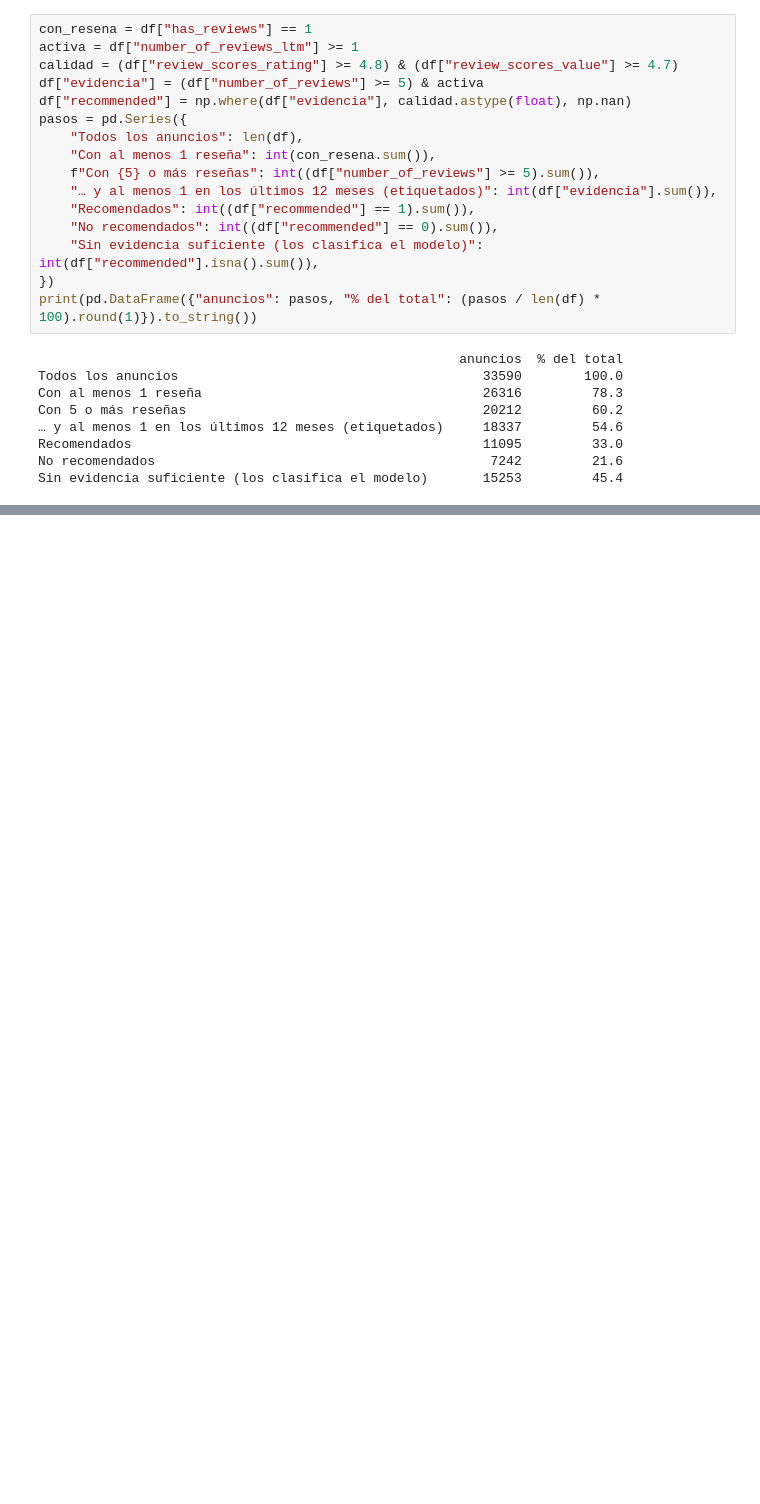
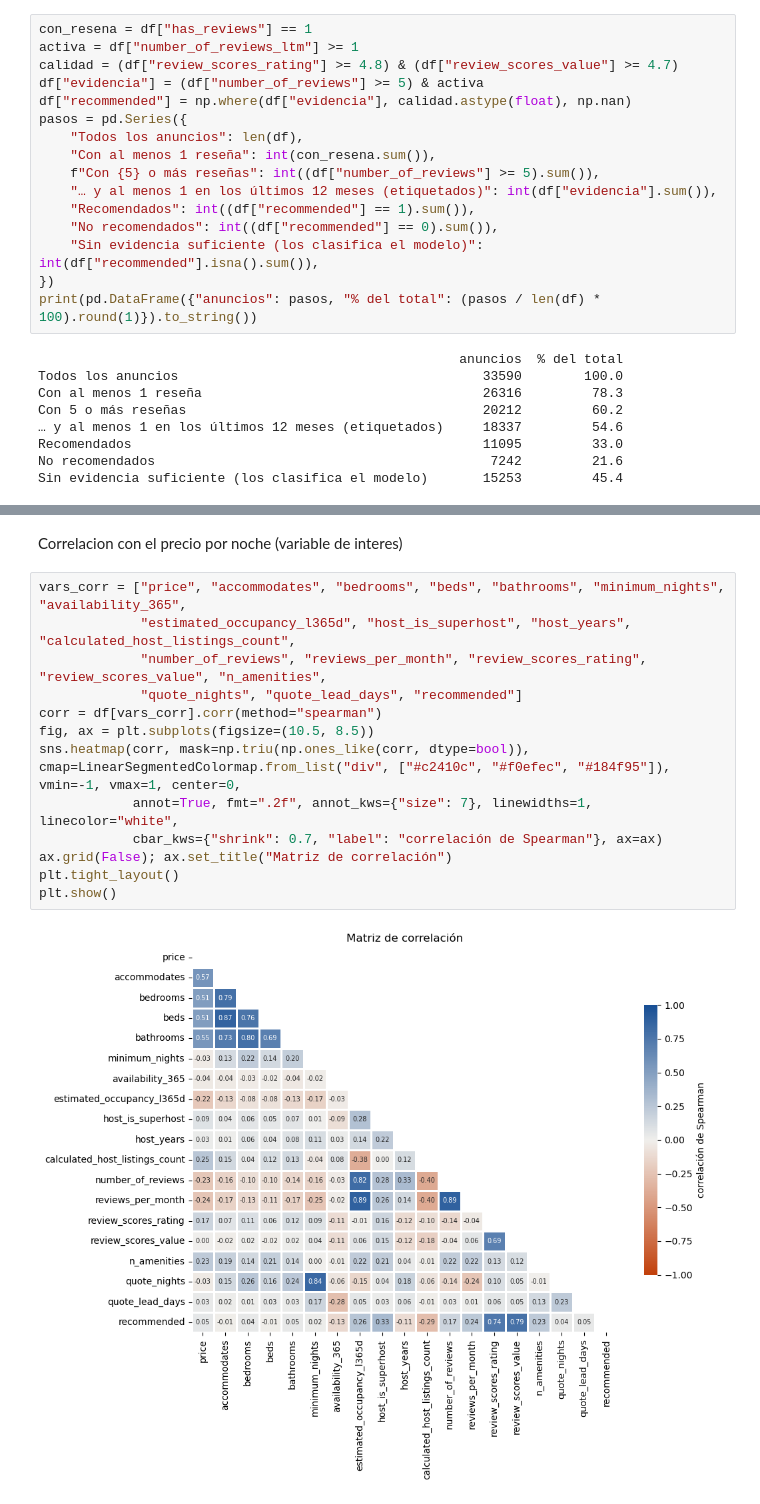
Before and after one commit to Jhonatanclavijo/Reto-Global-Classroom-Anal-tica-de-Airbnb---Hawai, a Jupyter notebook: Analisis exploratorio.ipynb, the cells around one changed output, grey strips where cells are left out. Cells and saved outputs as stored; diff of their text form; blank space fills up the shorter version.

```diff
--- a/Analisis exploratorio.ipynb
+++ b/Analisis exploratorio.ipynb
@@ -504,0 +533,17 @@ Sin evidencia suficiente (los clasifica el modelo)       15253         45.4
+# %% [markdown]
+Correlacion con el precio por noche (variable de interes)
+# %%
+vars_corr = ["price", "accommodates", "bedrooms", "beds", "bathrooms", "minimum_nights", "availability_365",
+             "estimated_occupancy_l365d", "host_is_superhost", "host_years", "calculated_host_listings_count",
+             "number_of_reviews", "reviews_per_month", "review_scores_rating", "review_scores_value", "n_amenities",
+             "quote_nights", "quote_lead_days", "recommended"]
+corr = df[vars_corr].corr(method="spearman")
+fig, ax = plt.subplots(figsize=(10.5, 8.5))
+sns.heatmap(corr, mask=np.triu(np.ones_like(corr, dtype=bool)), cmap=LinearSegmentedColormap.from_list("div", ["#c2410c", "#f0efec", "#184f95"]), vmin=-1, vmax=1, center=0,
+            annot=True, fmt=".2f", annot_kws={"size": 7}, linewidths=1, linecolor="white",
+            cbar_kws={"shrink": 0.7, "label": "correlación de Spearman"}, ax=ax)
+ax.grid(False); ax.set_title("Matriz de correlación")
+plt.tight_layout()
+plt.show()
+# %% [output]
+[figure, added]
```
Also changed, not shown: parts of 3 cells of this notebook, 2 other files.
